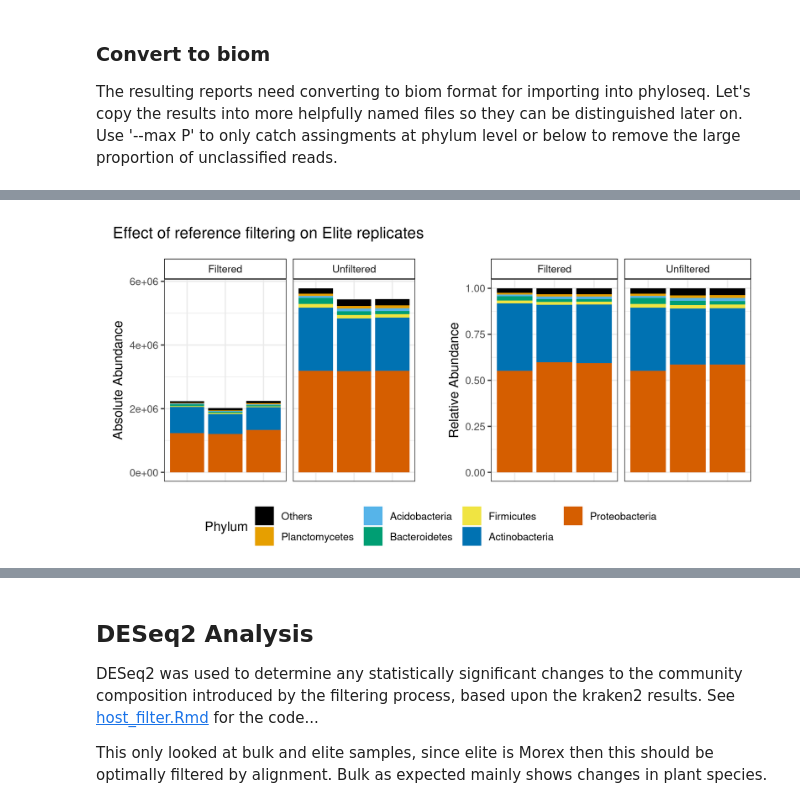
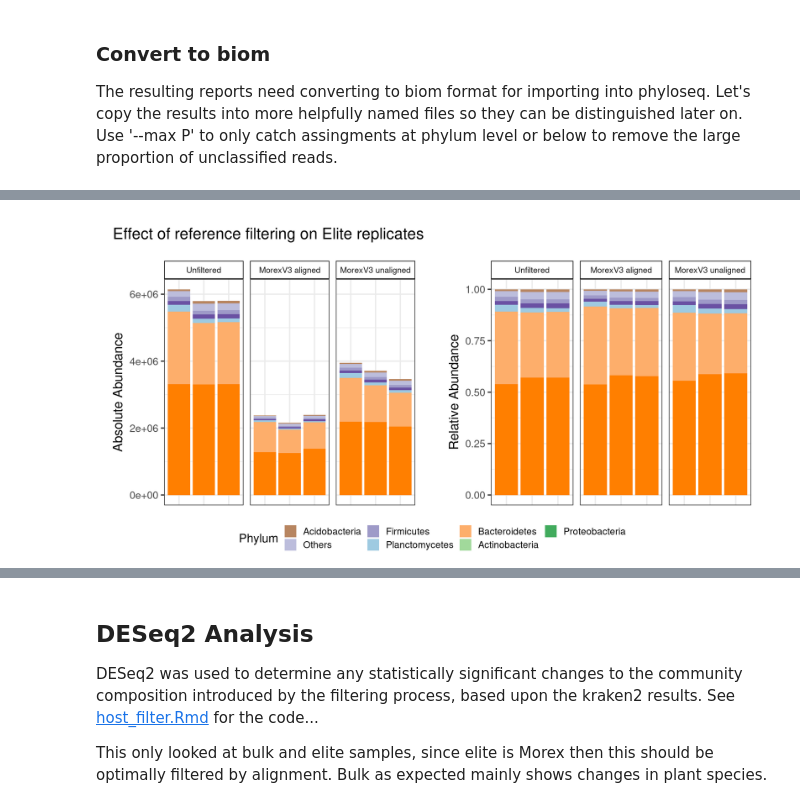
Before and after one commit to jamesabbott/JCA_host_filtering, a Jupyter notebook: host_filter.ipynb, the cells around one changed output, grey strips where cells are left out. Cells and saved outputs as stored; diff of their text form; code cells hidden in the pictures.

```diff
--- a/host_filter.ipynb
+++ b/host_filter.ipynb
@@ -209,5 +363,5 @@ The biom results were imported to phyloseq and used to generate abundance and be
 # %%
 from IPython.display import Image
-Image(filename='images/abundance.png', width=800)
+Image(filename='images/phylum_abundance.png', width=800)
 # %% [output]
-[figure, old version]
+[figure, new version]
```
Also changed, not shown: parts of 22 cells of this notebook, 7 other files.
